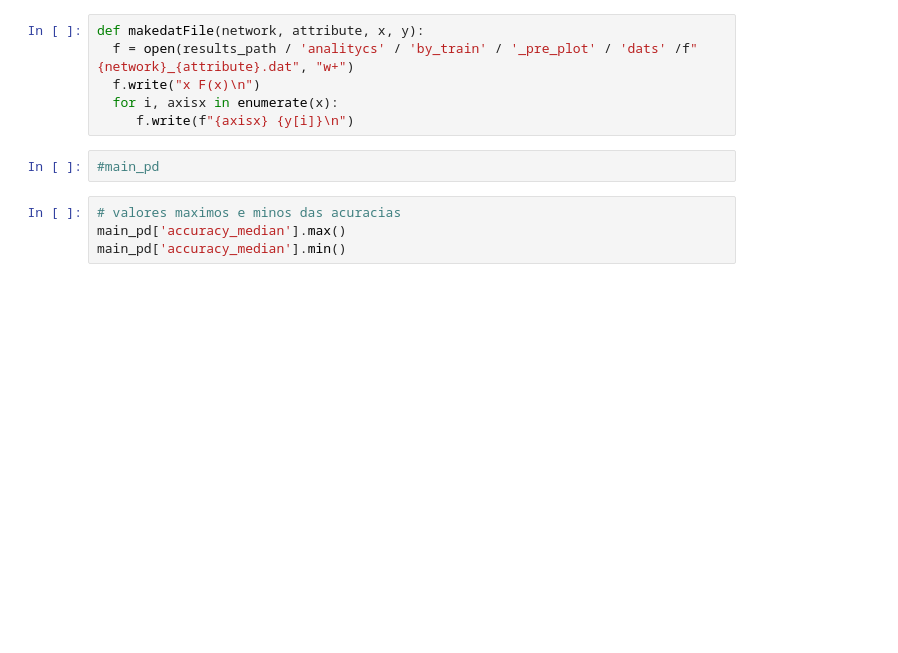
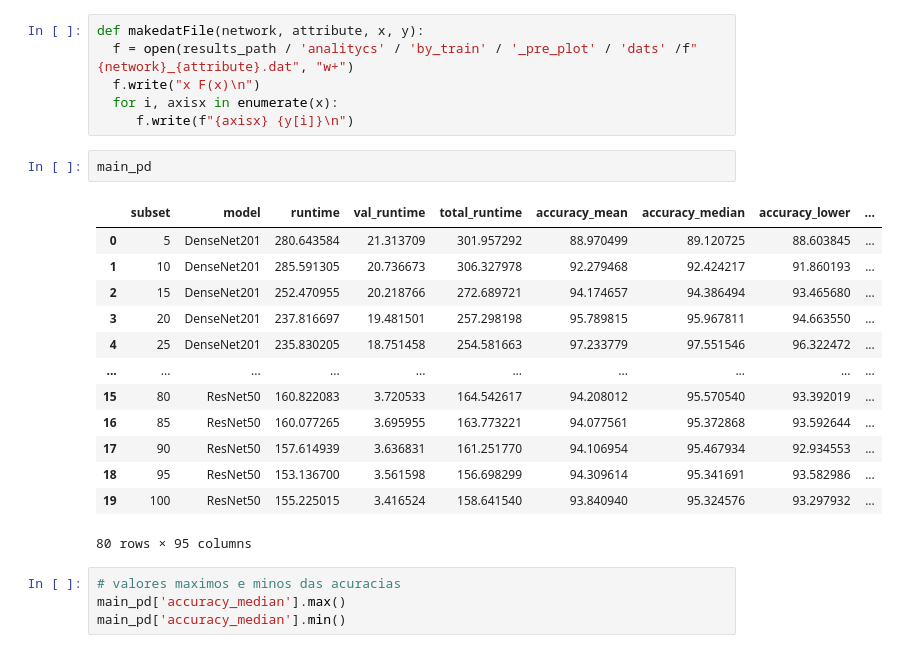
Before and after one commit to williancarddd/malaria-pibiti, a Jupyter notebook: 6_resultados/analitycs/by_train/plot.ipynb, the cells around one changed output. Cells and saved outputs as stored; diff of their text form; blank space fills up the shorter version.

```diff
--- a/6_resultados/analitycs/by_train/plot.ipynb
+++ b/6_resultados/analitycs/by_train/plot.ipynb
@@ -23,8 +24,22 @@ def makedatFile(network, attribute, x, y):
   f.write("x F(x)\n")
   for i, axisx in enumerate(x):
      f.write(f"{axisx} {y[i]}\n")
-# %%
-#main_pd
+# %%
+main_pd
+# %% [output]
+|  | subset | model | runtime | val_runtime | total_runtime | accuracy_mean | accuracy_median | accuracy_lower | ... |
+| 0 | 5 | DenseNet201 | 280.643584 | 21.313709 | 301.957292 | 88.970499 | 89.120725 | 88.603845 | ... |
+| 1 | 10 | DenseNet201 | 285.591305 | 20.736673 | 306.327978 | 92.279468 | 92.424217 | 91.860193 | ... |
+| 2 | 15 | DenseNet201 | 252.470955 | 20.218766 | 272.689721 | 94.174657 | 94.386494 | 93.465680 | ... |
+| 3 | 20 | DenseNet201 | 237.816697 | 19.481501 | 257.298198 | 95.789815 | 95.967811 | 94.663550 | ... |
+| 4 | 25 | DenseNet201 | 235.830205 | 18.751458 | 254.581663 | 97.233779 | 97.551546 | 96.322472 | ... |
+| ... | ... | ... | ... | ... | ... | ... | ... | ... | ... |
+| 15 | 80 | ResNet50 | 160.822083 | 3.720533 | 164.542617 | 94.208012 | 95.570540 | 93.392019 | ... |
+| 16 | 85 | ResNet50 | 160.077265 | 3.695955 | 163.773221 | 94.077561 | 95.372868 | 93.592644 | ... |
+| 17 | 90 | ResNet50 | 157.614939 | 3.636831 | 161.251770 | 94.106954 | 95.467934 | 92.934553 | ... |
+| 18 | 95 | ResNet50 | 153.136700 | 3.561598 | 156.698299 | 94.309614 | 95.341691 | 93.582986 | ... |
+| 19 | 100 | ResNet50 | 155.225015 | 3.416524 | 158.641540 | 93.840940 | 95.324576 | 93.297932 | ... |
+80 rows × 95 columns
 # %%
 # valores maximos e minos das acuracias
 main_pd['accuracy_median'].max()
```
Also changed, not shown: parts of 6 cells of this notebook, 3 other files.
